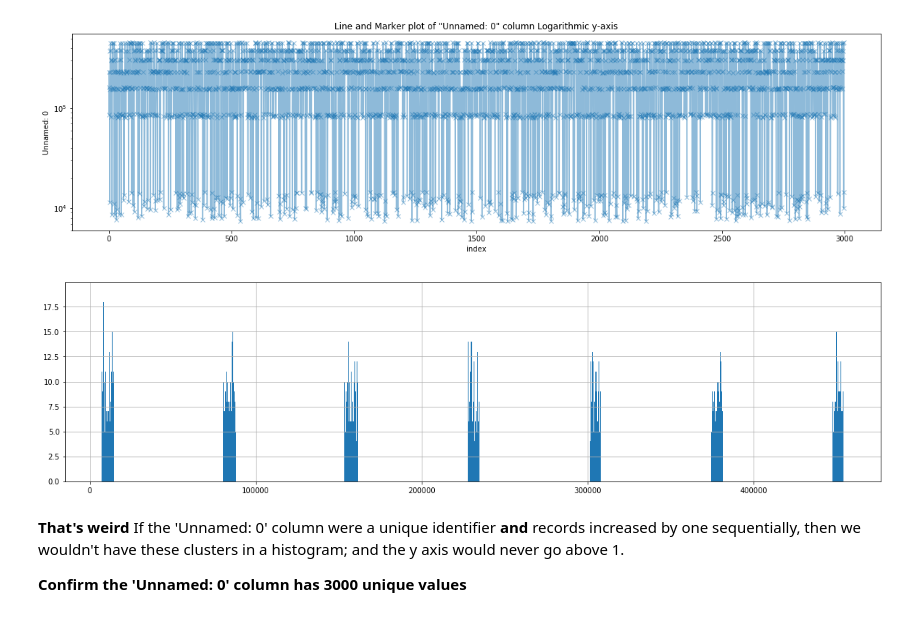
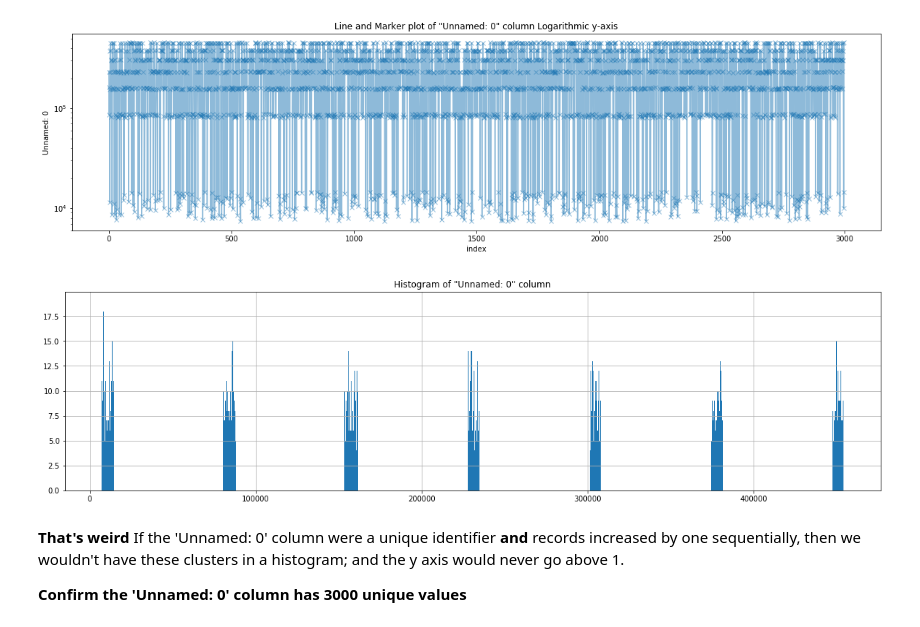
Before and after one commit to paulo-g-martinez/male-income-atlanta, a Jupyter notebook: Exploratory Data Analysis.ipynb, the cells around one changed output. Drawn from its saved outputs; the diff is of its cells as text; code cells hidden in the pictures.

```diff
--- a/Exploratory Data Analysis.ipynb
+++ b/Exploratory Data Analysis.ipynb
@@ -32,3 +33,5 @@ import matplotlib.pyplot as plt
+# %%
+sns.set(style="ticks", color_codes=True)
 # %%
 wages_df = pd.read_csv('data/dspe_wage.csv')
 # %%
@@ -113,9 +116,10 @@ plt.show()
 # %%
 plt.figure(figsize= (20, 5))
 wages_df['Unnamed: 0'].hist(bins = 3000)
+plt.title('Histogram of "Unnamed: 0" column')
 plt.show()
 # %% [output]
-[figure, old version]
+[figure, new version]
 # %% [markdown]
 **That's weird** If the 'Unnamed: 0' column were a unique identifier **and** records increased by one sequentially, then we wouldn't have these clusters in a histogram; and the y axis would never go above 1.
 
```
Also changed, not shown: parts of 18 cells of this notebook.
